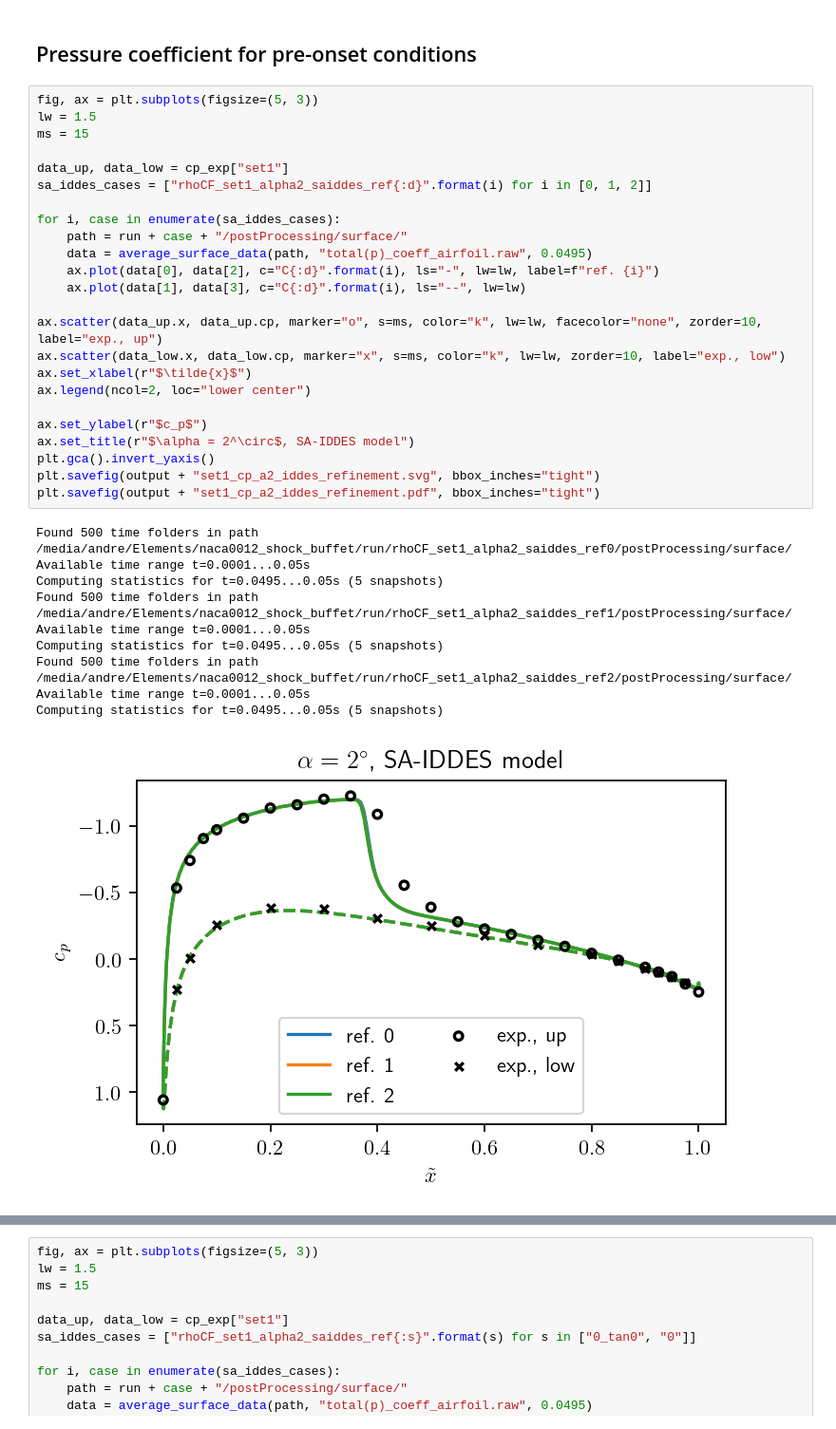
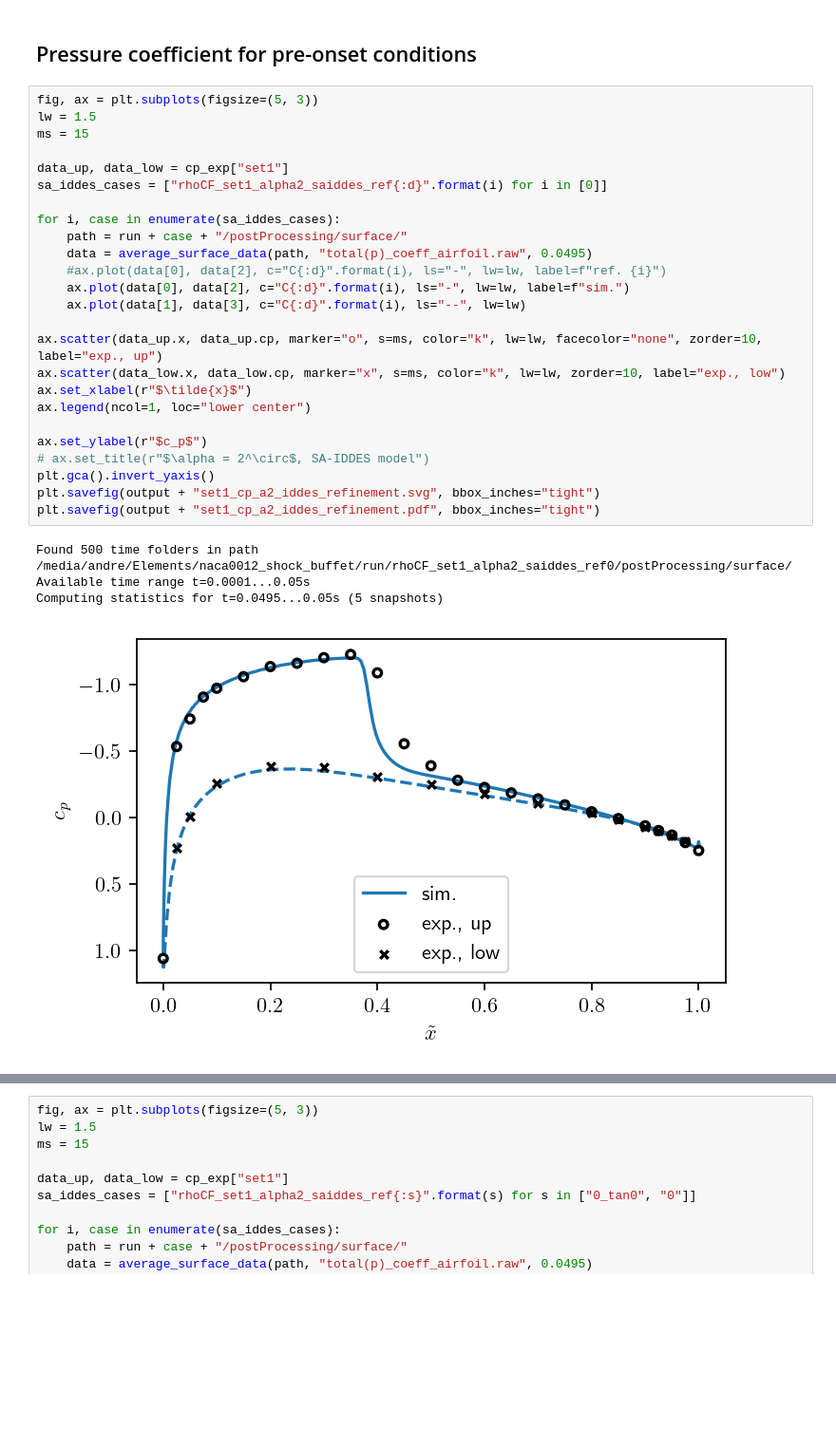
Before and after one commit to FlowModelingControl/naca0012_shock_buffet, a Jupyter notebook: notebooks/naca0012_pressure_coefficients.ipynb, the cells around one changed output, grey strips where cells are left out. Shown at 95% size. Saved outputs shown, nothing was run; the diff lists cells and outputs as text; blank space fills up the shorter version.

```diff
--- a/notebooks/naca0012_pressure_coefficients.ipynb
+++ b/notebooks/naca0012_pressure_coefficients.ipynb
@@ -45,38 +45,33 @@ cp_exp["set1"][0].head()
 # %%
 fig, ax = plt.subplots(figsize=(5, 3))
 lw = 1.5
 ms = 15
 
 data_up, data_low = cp_exp["set1"]
-sa_iddes_cases = ["rhoCF_set1_alpha2_saiddes_ref{:d}".format(i) for i in [0, 1, 2]]
+sa_iddes_cases = ["rhoCF_set1_alpha2_saiddes_ref{:d}".format(i) for i in [0]]
 
 for i, case in enumerate(sa_iddes_cases):
     path = run + case + "/postProcessing/surface/"
     data = average_surface_data(path, "total(p)_coeff_airfoil.raw", 0.0495)
-    ax.plot(data[0], data[2], c="C{:d}".format(i), ls="-", lw=lw, label=f"ref. {i}")
+    #ax.plot(data[0], data[2], c="C{:d}".format(i), ls="-", lw=lw, label=f"ref. {i}")
+    ax.plot(data[0], data[2], c="C{:d}".format(i), ls="-", lw=lw, label=f"sim.")
     ax.plot(data[1], data[3], c="C{:d}".format(i), ls="--", lw=lw)
 
 ax.scatter(data_up.x, data_up.cp, marker="o", s=ms, color="k", lw=lw, facecolor="none", zorder=10, label="exp., up")
 ax.scatter(data_low.x, data_low.cp, marker="x", s=ms, color="k", lw=lw, zorder=10, label="exp., low")
 ax.set_xlabel(r"$\tilde{x}$")
-ax.legend(ncol=2, loc="lower center")
+ax.legend(ncol=1, loc="lower center")
 
 ax.set_ylabel(r"$c_p$")
-ax.set_title(r"$\alpha = 2^\circ$, SA-IDDES model")
+# ax.set_title(r"$\alpha = 2^\circ$, SA-IDDES model")
 plt.gca().invert_yaxis()
 plt.savefig(output + "set1_cp_a2_iddes_refinement.svg", bbox_inches="tight")
 plt.savefig(output + "set1_cp_a2_iddes_refinement.pdf", bbox_inches="tight")
 # %% [output]
 Found 500 time folders in path /media/andre/Elements/naca0012_shock_buffet/run/rhoCF_set1_alpha2_saiddes_ref0/postProcessing/surface/
 Available time range t=0.0001...0.05s
 Computing statistics for t=0.0495...0.05s (5 snapshots)
-Found 500 time folders in path /media/andre/Elements/naca0012_shock_buffet/run/rhoCF_set1_alpha2_saiddes_ref1/postProcessing/surface/
-Available time range t=0.0001...0.05s
-Computing statistics for t=0.0495...0.05s (5 snapshots)
-Found 500 time folders in path /media/andre/Elements/naca0012_shock_buffet/run/rhoCF_set1_alpha2_saiddes_ref2/postProcessing/surface/
-Available time range t=0.0001...0.05s
-Computing statistics for t=0.0495...0.05s (5 snapshots)
-[figure, old version]
+[figure, new version]
 # %%
 fig, ax = plt.subplots(figsize=(5, 3))
 lw = 1.5
```
Also changed, not shown: parts of 2 cells of this notebook, 6 other files.
